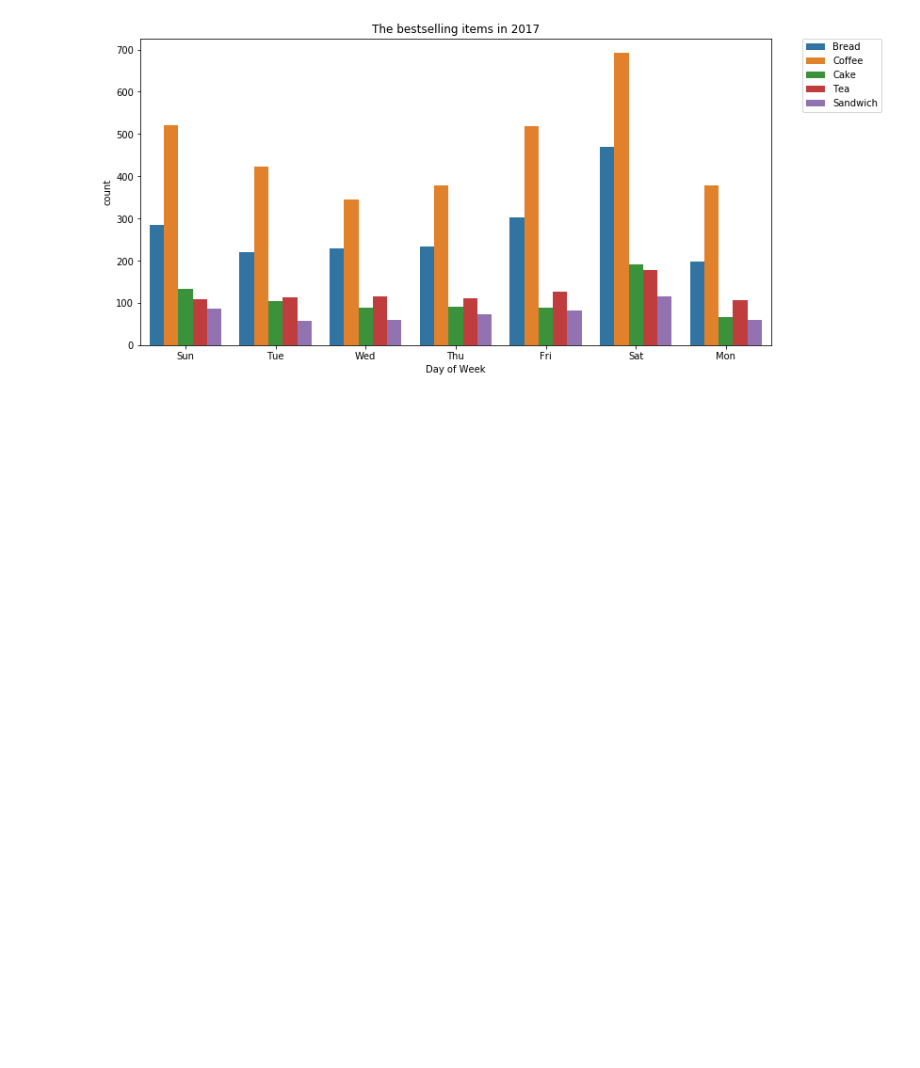
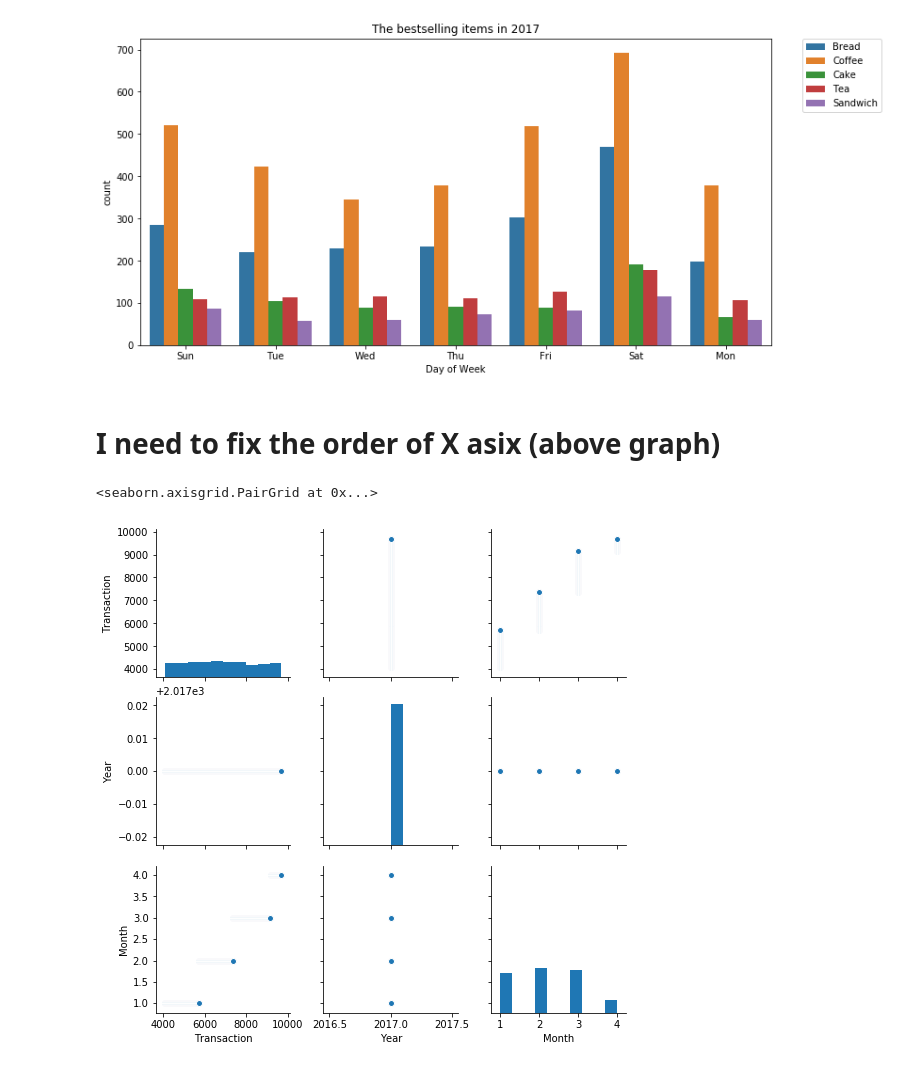
Before and after one commit to Hyunjin89/bread-dataset, a Jupyter notebook: Bread dataset.ipynb, the cells around one changed output. Drawn from its saved outputs; the diff is of its cells as text; code cells hidden in the pictures; blank space fills up the shorter version.

```diff
--- a/Bread dataset.ipynb
+++ b/Bread dataset.ipynb
@@ -88,3 +96,11 @@ plt.title('The bestselling items in 2017')
 plt.show()
 # %% [output]
 [figure]
+# %% [markdown]
+# I need to fix the order of X asix (above graph)
+# %%
+bread = cleaned_2017[cleaned_2017['Item']=='Bread']
+sns.pairplot(bread)
+# %% [output]
+<seaborn.axisgrid.PairGrid at 0x...>
+[figure, added]
```
Also changed, not shown: parts of 9 cells of this notebook.
